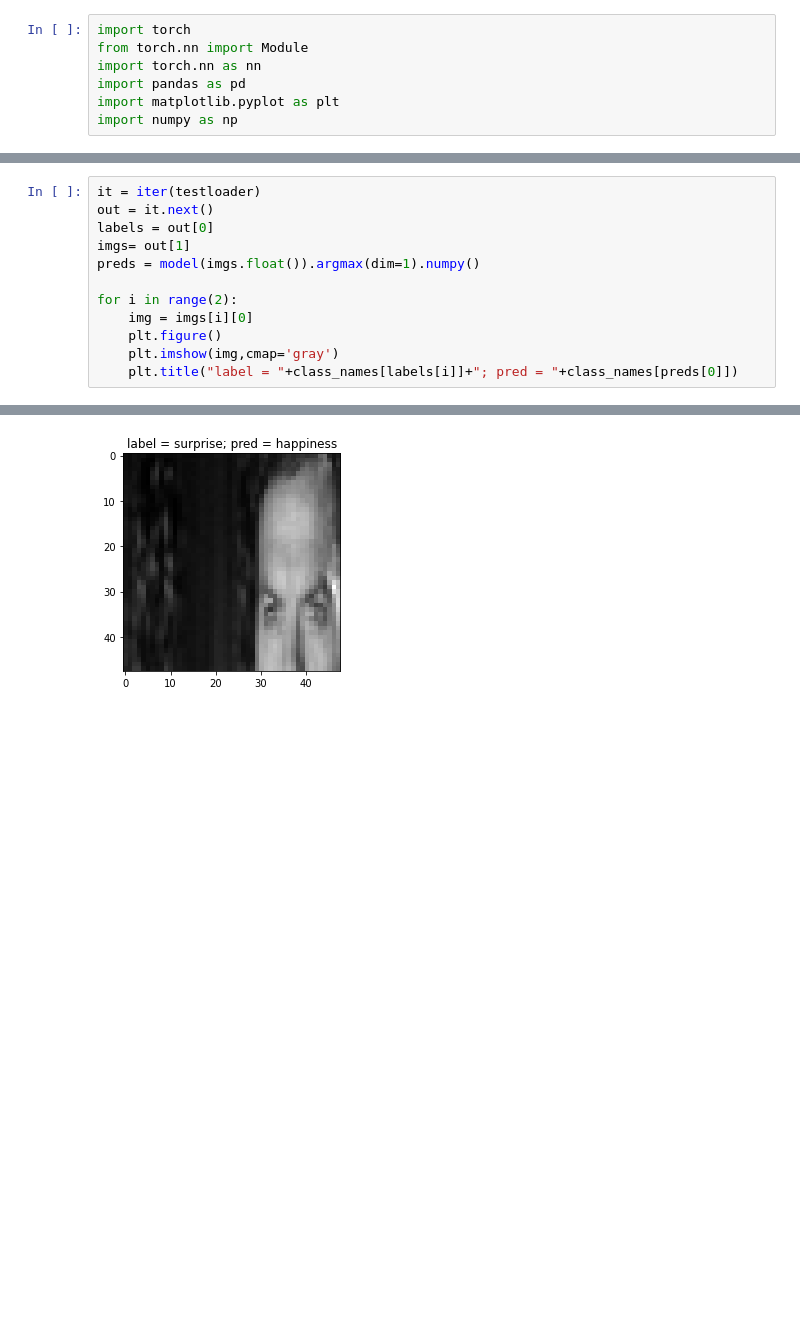
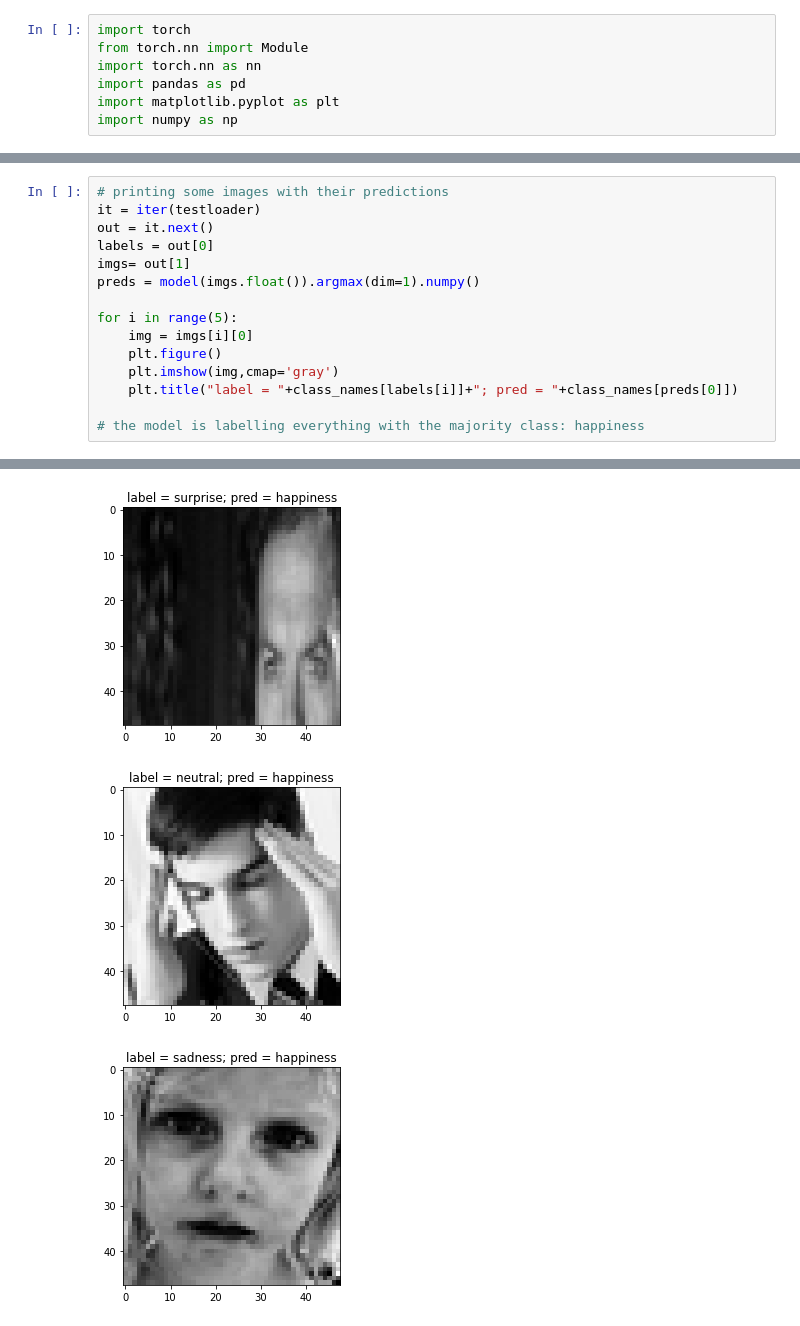
Before and after one commit to lougau92/Facial-recognition-using-cnn, a Jupyter notebook: main.ipynb, the cells around one changed output, grey strips where cells are left out. Drawn from its saved outputs; the diff is of its cells as text; blank space fills up the shorter version.

```diff
--- a/main.ipynb
+++ b/main.ipynb
@@ -109,15 +124,20 @@ for epoch in range(1,2):
 # %%
+# printing some images with their predictions
 it = iter(testloader)
 out = it.next()
 labels = out[0]
 imgs= out[1]
 preds = model(imgs.float()).argmax(dim=1).numpy()
 
-for i in range(2):
+for i in range(5):
     img = imgs[i][0]
     plt.figure()
     plt.imshow(img,cmap='gray')
     plt.title("label = "+class_names[labels[i]]+"; pred = "+class_names[preds[0]])
+
+# the model is labelling everything with the majority class: happiness
 # %% [output]
 [figure]
 [figure]
+[figure, added]
+[figure, added]
```
Also changed, not shown: parts of 11 cells of this notebook.
